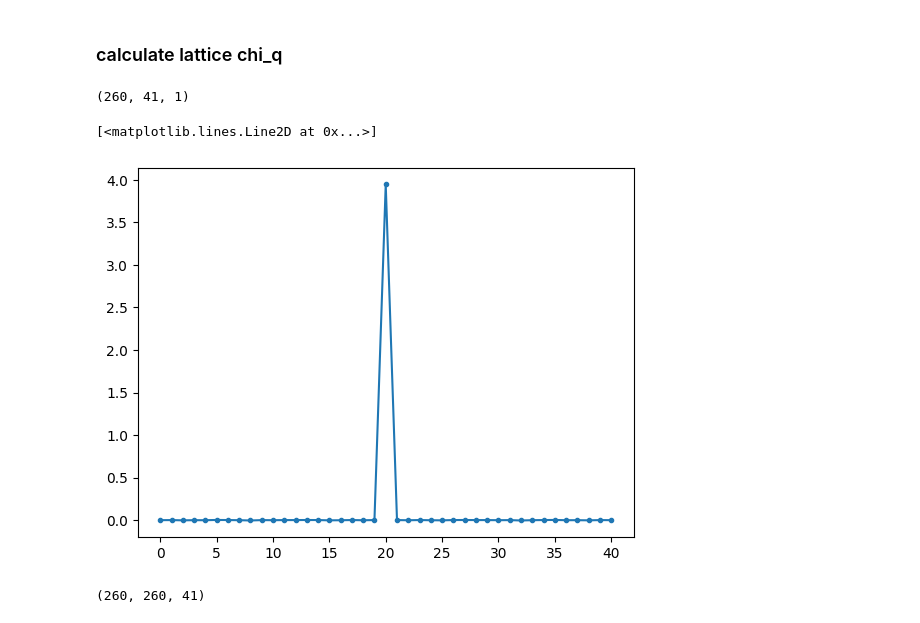
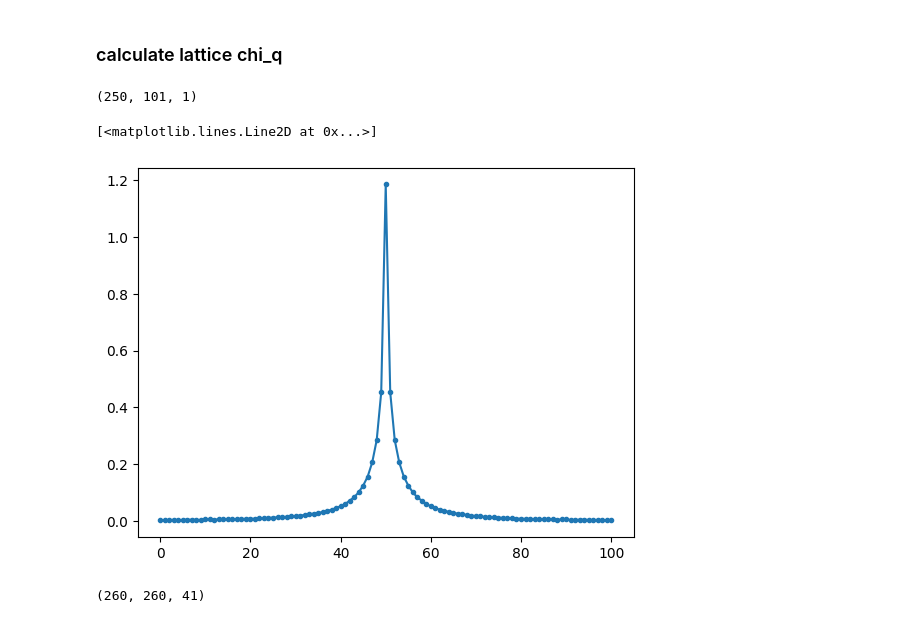
Before and after one commit to emoghadas/lDGA, a Jupyter notebook: example/lDGA_test.ipynb, the cells around one changed output. Saved outputs shown, nothing was run; the diff lists cells and outputs as text; code cells hidden in the pictures.

```diff
--- a/example/lDGA_test.ipynb
+++ b/example/lDGA_test.ipynb
@@ -46,22 +61,22 @@ kpoints = np.linspace(-np.pi,np.pi,96,endpoint=False)
 k_grid = np.meshgrid(kpoints,kpoints)
 k_grid = np.array(k_grid).reshape(2,-1).T
 
-chi0_q_w = bse.chi0_q_w(beta, mu, s, k_grid, kdim, 96, np.array([[0.,0.]]), niwf, n4iwf, n4iwb)
+chi0_q_w = bse.chi0_w_q(beta, mu, s, k_grid, kdim, 96**2, np.array([[np.pi,np.pi]]), niwf, n4iwf, n4iwb)
 print(chi0_q_w.shape)
 
-u = U*np.ones([2*n4iwb+1], dtype=np.float64)
-data = bse.chi_v_r_q_w(beta, u, chi0_w, chi0_q_w, g2, n4iwf, n4iwb, qpoints=np.array([[0.,0.]]), nk=96)
+#u = U*np.ones([2*n4iwb+1], dtype=np.float64)
+data = bse.chi_v_r_w_q(beta, U, w0, g0, chi0_w, chi0_q_w, g2, n4iwf, n4iwb, qpoints=np.array([[np.pi,np.pi]]), nk=96)
 # %% [output]
-(260, 41, 1)
+(250, 101, 1)
 # %%
 import matplotlib.pyplot as plt
 
-chi = data[0]
+chi = data[4]
 
 plt.plot(chi, ".-")
 # %% [output]
 [<matplotlib.lines.Line2D at 0x...>]
-[figure, old version]
+[figure, new version]
 # %%
 F_d, F_m = bse.F_r_loc(beta, chi0_w, g2, n4iwf, n4iwb)
 
```
Also changed, not shown: parts of 3 cells of this notebook, 6 other files.
